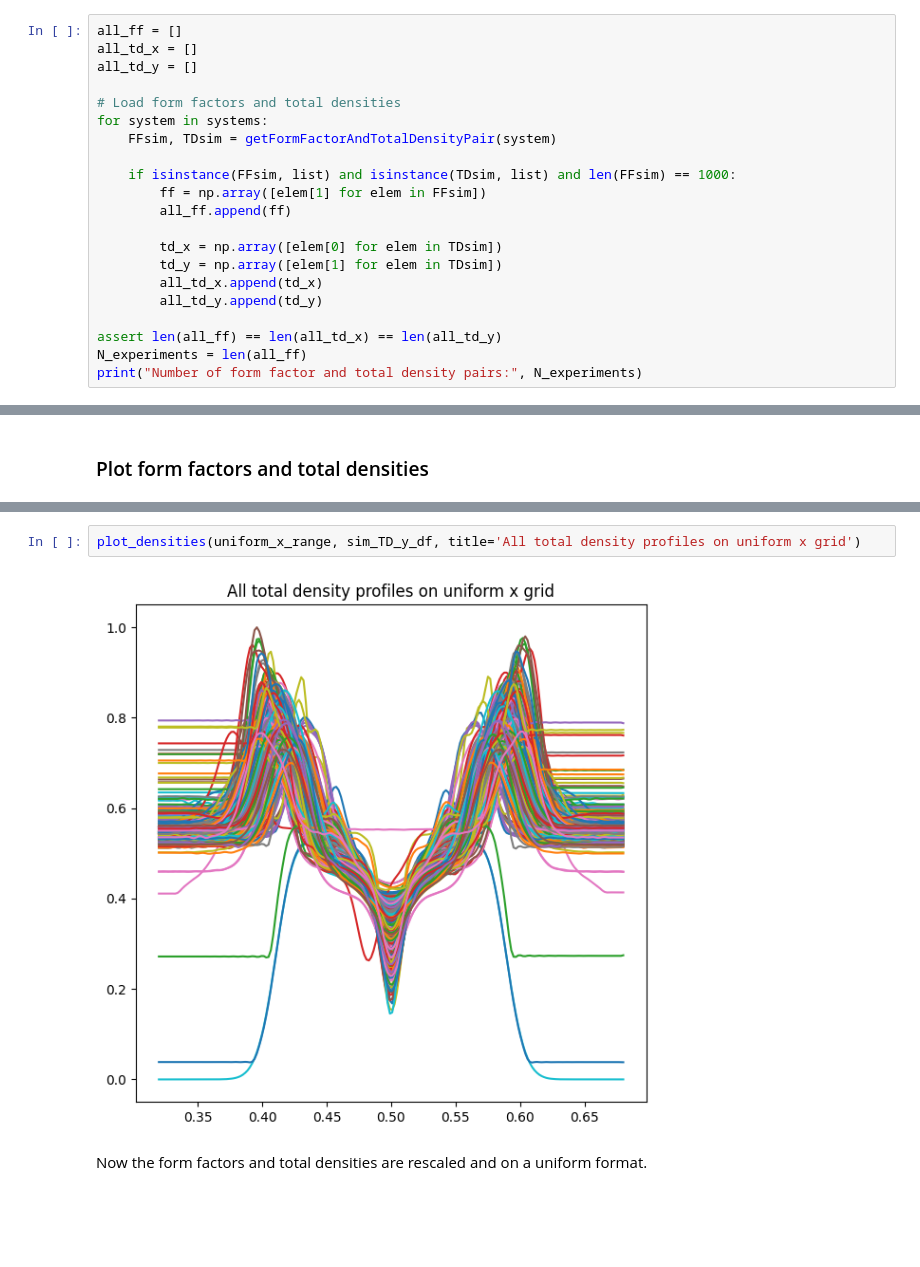
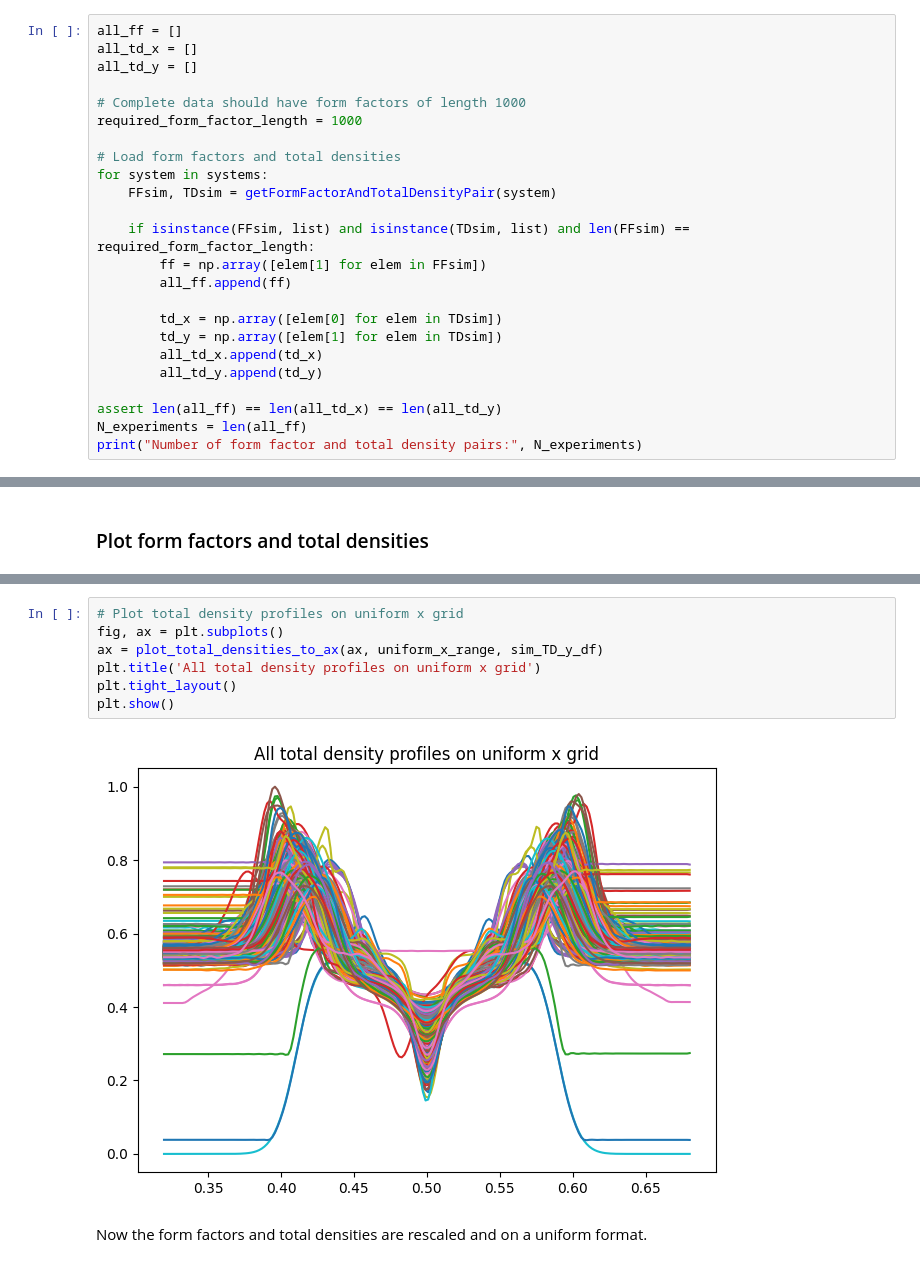
Before and after one commit to Simula-Consulting/NMRlipids, a Jupyter notebook: FormFactor_to_TotalDensity_model_training_walkthrough.ipynb, the cells around one changed output, grey strips where cells are left out. Drawn from its saved outputs; the diff is of its cells as text; blank space fills up the shorter version.

```diff
--- a/FormFactor_to_TotalDensity_model_training_walkthrough.ipynb
+++ b/FormFactor_to_TotalDensity_model_training_walkthrough.ipynb
@@ -59,11 +67,14 @@ all_ff = []
 all_td_x = []
 all_td_y = []
 
+# Complete data should have form factors of length 1000
+required_form_factor_length = 1000
+
 # Load form factors and total densities
 for system in systems:
     FFsim, TDsim = getFormFactorAndTotalDensityPair(system)
 
-    if isinstance(FFsim, list) and isinstance(TDsim, list) and len(FFsim) == 1000:
+    if isinstance(FFsim, list) and isinstance(TDsim, list) and len(FFsim) == required_form_factor_length:
         ff = np.array([elem[1] for elem in FFsim])
         all_ff.append(ff)
 
@@ -254,7 +228,12 @@ plot_form_factors(sim_FF_df)
 # %%
-plot_densities(uniform_x_range, sim_TD_y_df, title='All total density profiles on uniform x grid')
+# Plot total density profiles on uniform x grid
+fig, ax = plt.subplots()
+ax = plot_total_densities_to_ax(ax, uniform_x_range, sim_TD_y_df)
+plt.title('All total density profiles on uniform x grid')
+plt.tight_layout()
+plt.show()
 # %% [output]
-[figure, old version]
+[figure, new version]
 # %% [markdown]
 Now the form factors and total densities are rescaled and on a uniform format.
 # %% [markdown]
```
Also changed, not shown: parts of 15 cells of this notebook, 4 other files.
